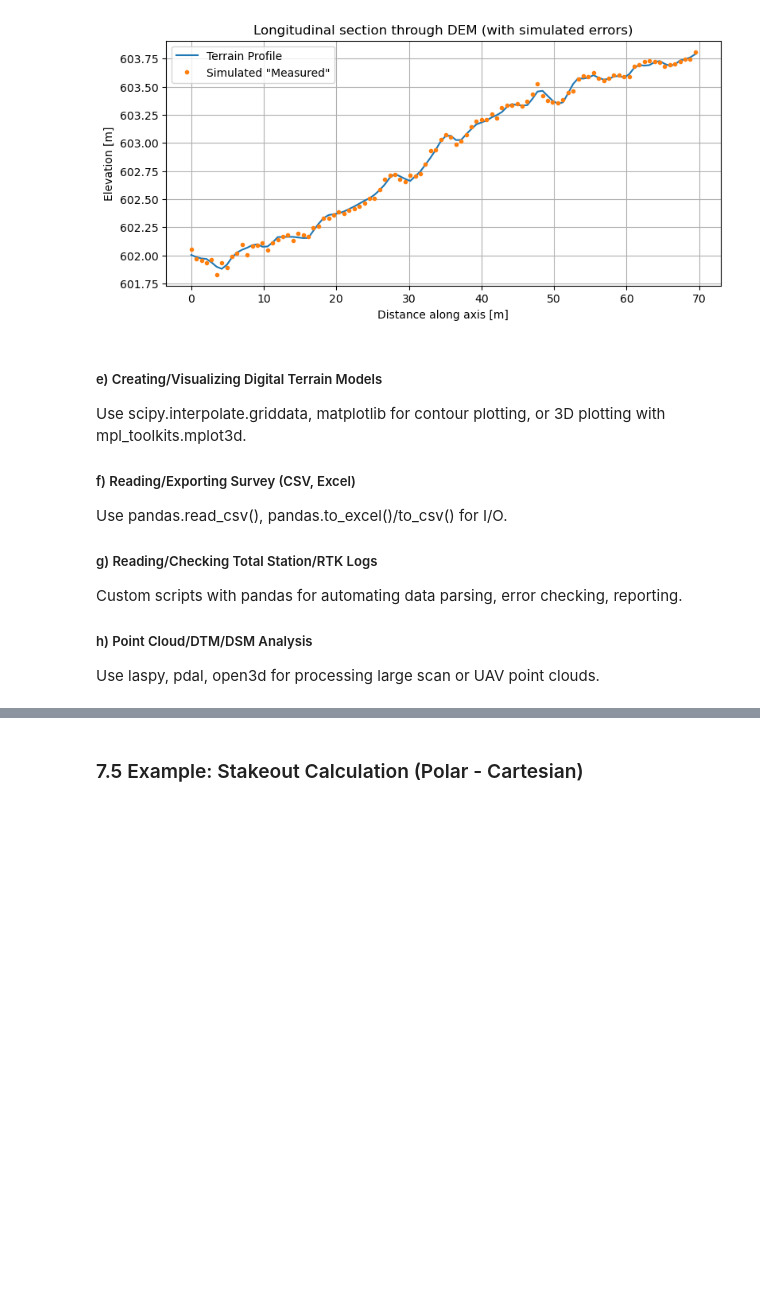
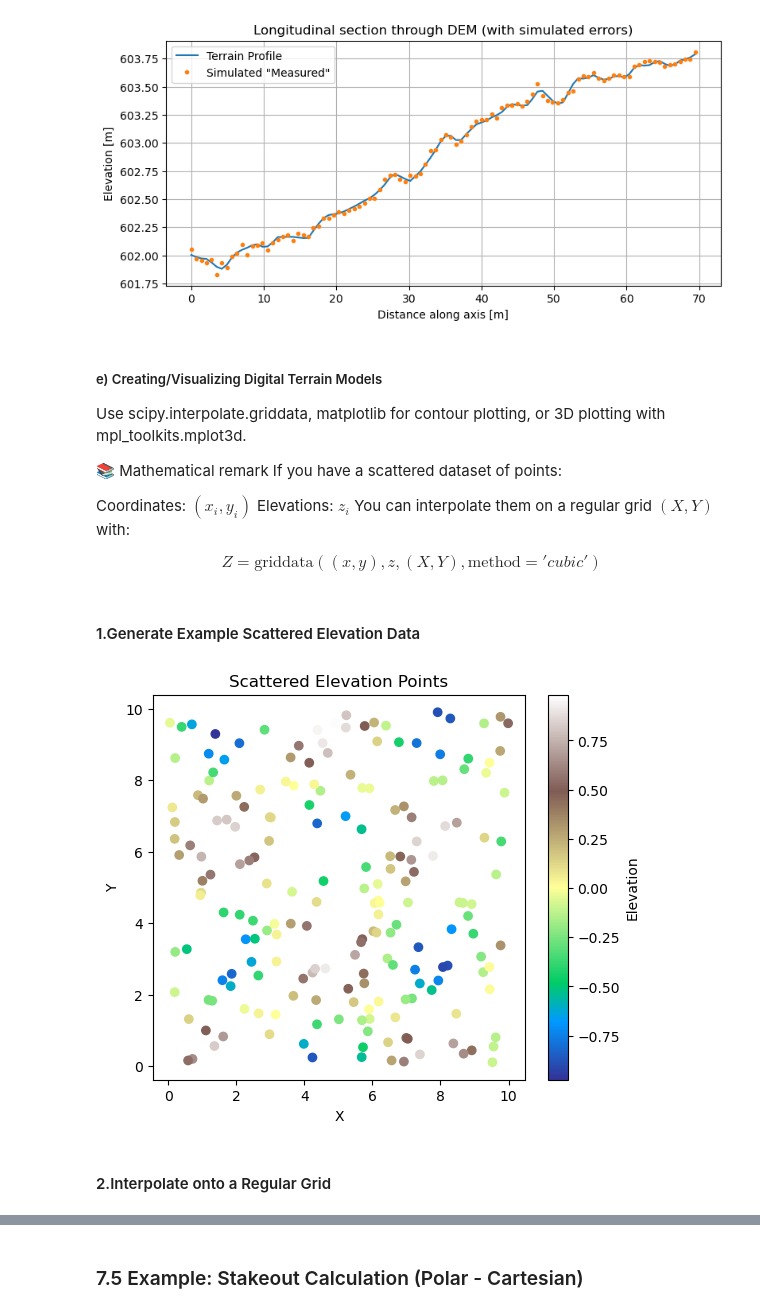
Before and after one commit to Araychev/UPSKILL-AI-and-Machine-Learning---2025, a Jupyter notebook: Math Concepts for Developers - март 2025/Regular_Exam_Project/math_concepts_geo_project.ipynb, the cells around one changed output, grey strips where cells are left out. Drawn from its saved outputs; the diff is of its cells as text; code cells hidden in the pictures; blank space fills up the shorter version.

Commit message:
Creating/Visualizing Digital Terrain Models topic comleate

```diff
--- a/Math Concepts for Developers - март 2025/Regular_Exam_Project/math_concepts_geo_project.ipynb
+++ b/Math Concepts for Developers - март 2025/Regular_Exam_Project/math_concepts_geo_project.ipynb
@@ -1954,9 +1955,41 @@ plt.show()
 # %% [markdown]
 ##### e) Creating/Visualizing Digital Terrain Models
 Use scipy.interpolate.griddata, matplotlib for contour plotting, or 3D plotting with mpl_toolkits.mplot3d.
-##### f) Reading/Exporting Survey (CSV, Excel)
-Use pandas.read_csv(), pandas.to_excel()/to_csv() for I/O.
-##### g) Reading/Checking Total Station/RTK Logs
-Custom scripts with pandas for automating data parsing, error checking, reporting.
-##### h) Point Cloud/DTM/DSM Analysis
-Use laspy, pdal, open3d for processing large scan or UAV point clouds.
+
+📚 Mathematical remark
+If you have a scattered dataset of points:
+
+Coordinates: $(x_i, y_i)$
+Elevations: $z_i$
+You can interpolate them on a regular grid $(X, Y)$ with:
+
+$$
+Z = \text{griddata}((x, y), z, (X, Y), \text{method} = 'cubic')
+$$
+# %% [markdown]
+#### 1.Generate Example Scattered Elevation Data
+# %%
+# Number of sample points
+npts = 200
+
+np.random.seed(0)  # For repeatability
+
+# Generate random x, y in a 10x10 area
+x = np.random.uniform(0, 10, npts)
+y = np.random.uniform(0, 10, npts)
+
+# A synthetic elevation function (a "hill" surface)
+z = np.sin(x) * np.cos(y)
+
+# Visualize raw scattered points
+plt.figure(figsize=(6,5))
+plt.scatter(x, y, c=z, cmap='terrain', marker="o")
+plt.colorbar(label="Elevation")
+plt.title("Scattered Elevation Points")
+plt.xlabel("X")
+plt.ylabel("Y")
+plt.show()
+# %% [output]
+[figure, added]
+# %% [markdown]
+#### 2.Interpolate onto a Regular Grid
```
Also changed, not shown: parts of 7 cells of this notebook.
